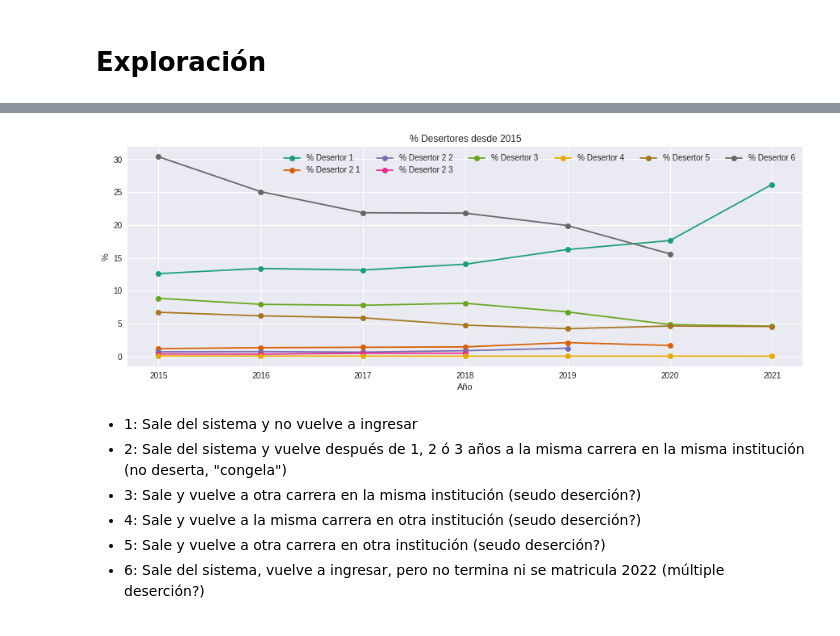
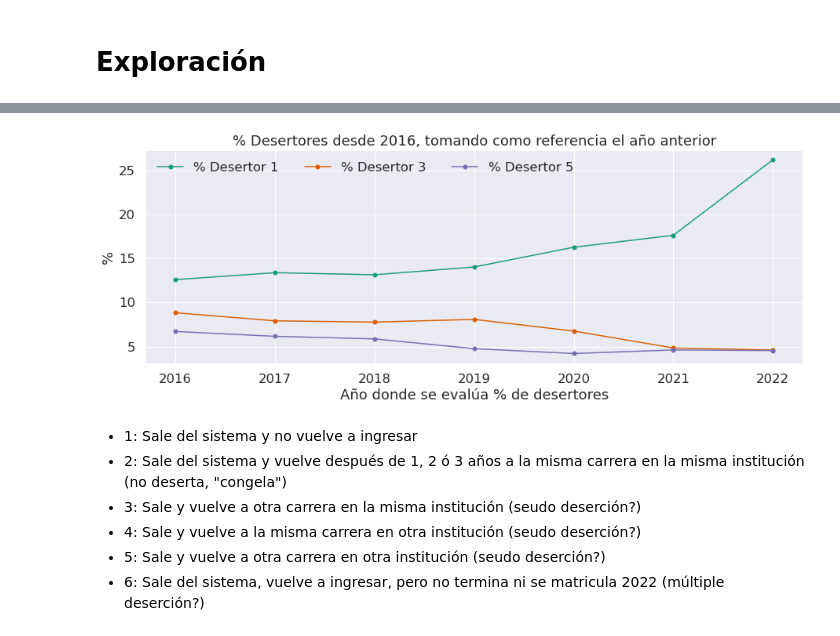
Before and after one commit to GianniCatBug/MDS7201-mineduc-desercion, a Jupyter notebook: notebooks/2-exploracion-desercion.ipynb, the cells around one changed output, grey strips where cells are left out. Cells and saved outputs as stored; diff of their text form; code cells hidden in the pictures.

```diff
--- a/notebooks/2-exploracion-desercion.ipynb
+++ b/notebooks/2-exploracion-desercion.ipynb
@@ -7,6 +7,7 @@ from utils import iter_df_read, get_array_diff
 import matplotlib.pyplot as plt
 import seaborn as sns
 plt.style.use("seaborn")
+sns.set(font_scale=1.5)
 
 # Modificar por ruta local de almacenamiento de datos
 BASE = "/media/giani/Gianicosas/Magister/Proyecto/"
@@ -282,16 +296,16 @@ df_plots
 # %%
 # ['% Desertor 1', '% Desertor 2 1', '% Desertor 2 2', '% Desertor 2 3', '% Desertor 3', '% Desertor 4', '% Desertor 5', '% Desertor 6']
 plt.figure(figsize=(15, 5))
 color = plt.cm.Dark2(np.linspace(0, 1, 8))
-for i, c in enumerate(df_plots.columns[1:]):
-    plt.plot(df_plots["cat_periodo"], df_plots[c], "-o", label=c, color=color[i])
+for i, c in enumerate(['% Desertor 1', '% Desertor 3', '% Desertor 5']):
+    plt.plot(df_plots["cat_periodo"] + 1, df_plots[c], "-o", label=c, color=color[i])
 
-plt.title("% Desertores desde 2015")
-plt.xlabel("Año")
+plt.title("% Desertores desde 2016, tomando como referencia el año anterior")
+plt.xlabel("Año donde se evalúa % de desertores")
 plt.ylabel("%")
 plt.legend(ncol=6);
 # %% [output]
-[figure, old version]
+[figure, new version]
 # %% [markdown]
 - 1: Sale del sistema y no vuelve a ingresar
 - 2: Sale del sistema y vuelve después de 1, 2 ó 3 años a la misma carrera en la misma institución (no deserta, "congela")
```
Also changed, not shown: parts of 5 cells of this notebook, 2 other files.
